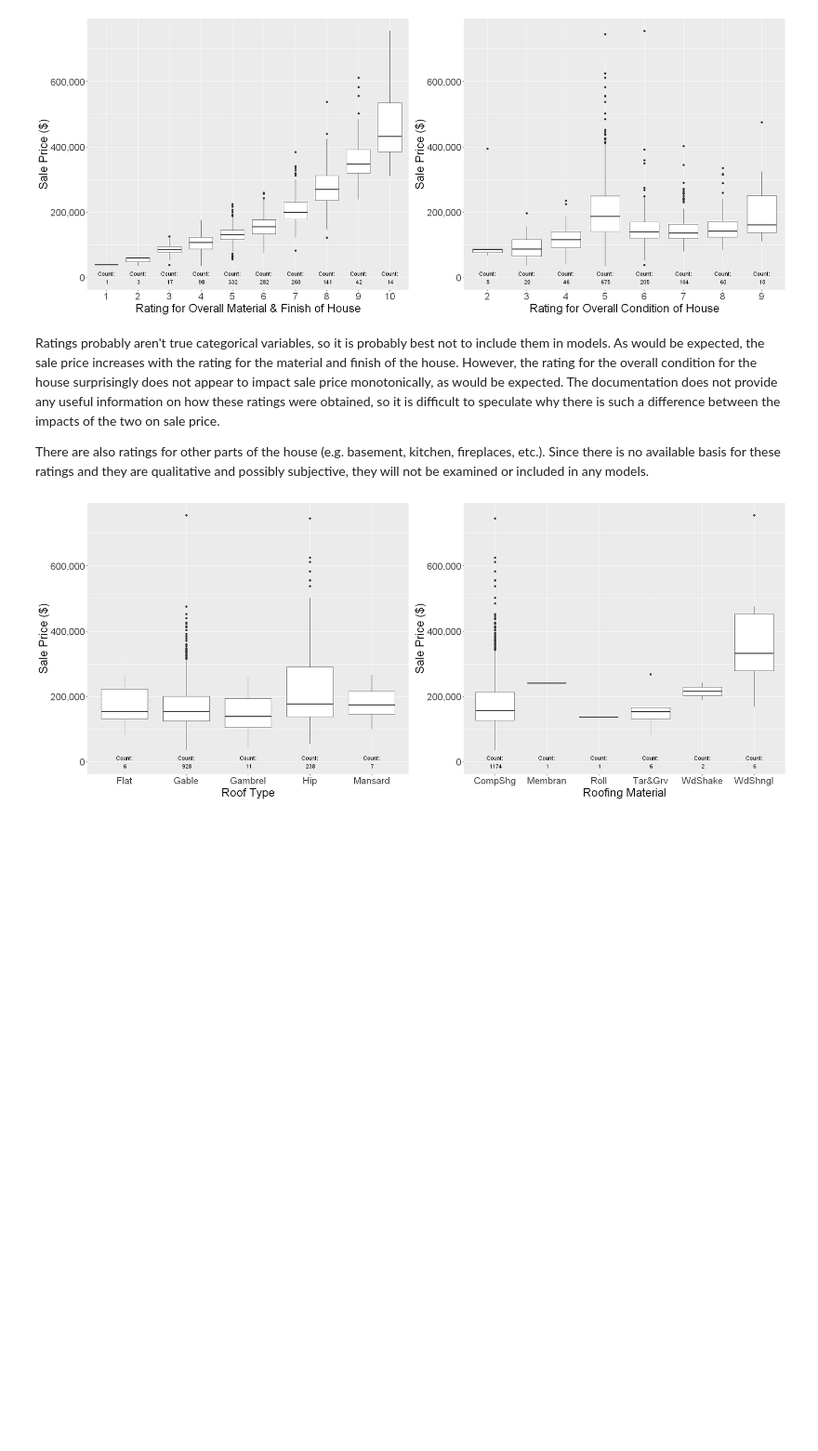
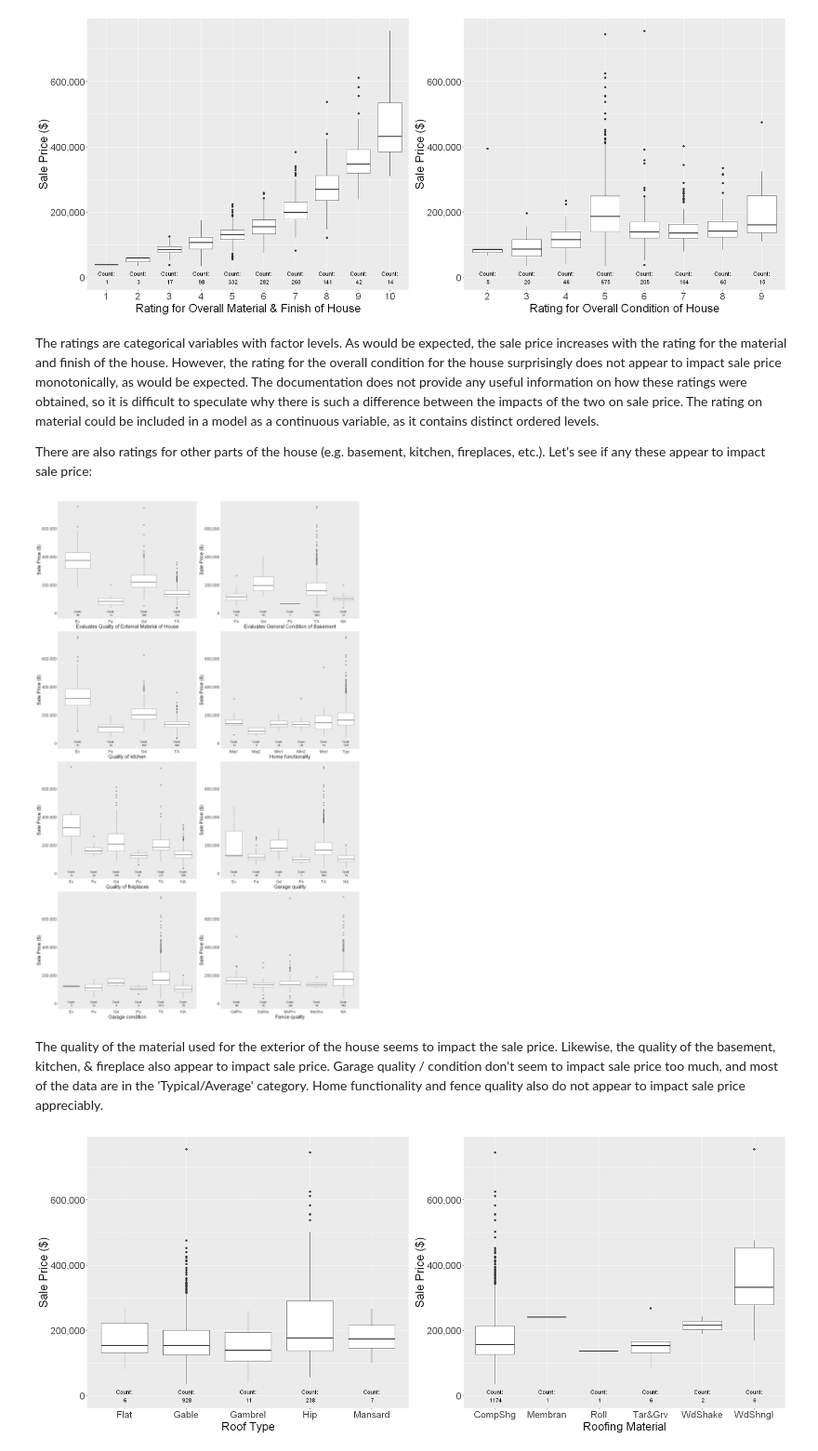
Before and after one commit to GoldenKnight09/Kaggle-House-Prices, a Jupyter notebook: Exploratory_Data_Analysis_Notebooks/Exploratory Data Analysis - Part 3.ipynb, the cells around one changed output. Shown at 93% size. Saved outputs shown, nothing was run; the diff lists cells and outputs as text; code cells hidden in the pictures; blank space fills up the shorter version.

```diff
--- a/Exploratory_Data_Analysis_Notebooks/Exploratory Data Analysis - Part 3.ipynb
+++ b/Exploratory_Data_Analysis_Notebooks/Exploratory Data Analysis - Part 3.ipynb
@@ -274,9 +290,16 @@ box_plots(train, c('OverallQual','OverallCond'), plot_height = 8)
 # %% [output]
 [figure]
 # %% [markdown]
-Ratings probably aren't true categorical variables, so it is probably best not to include them in models. As would be expected, the sale price increases with the rating for the material and finish of the house. However, the rating for the overall condition for the house surprisingly does not appear to impact sale price monotonically, as would be expected. The documentation does not provide any useful information on how these ratings were obtained, so it is difficult to speculate why there is such a difference between the impacts of the two on sale price.
+The ratings are categorical variables with factor levels. As would be expected, the sale price increases with the rating for the material and finish of the house. However, the rating for the overall condition for the house surprisingly does not appear to impact sale price monotonically, as would be expected. The documentation does not provide any useful information on how these ratings were obtained, so it is difficult to speculate why there is such a difference between the impacts of the two on sale price. The rating on material could be included in a model as a continuous variable, as it contains distinct ordered levels.
 
-There are also ratings for other parts of the house (e.g. basement, kitchen, fireplaces, etc.). Since there is no available basis for these ratings and they are qualitative and possibly subjective, they will not be examined or included in any models.
+There are also ratings for other parts of the house (e.g. basement, kitchen, fireplaces, etc.). Let's see if any these appear to impact sale price:
+# %%
+house_part_ratings <- c('ExterQual','BsmtCond','KitchenQual','Functional','FireplaceQu','GarageQual','GarageCond','Fence')
+box_plots(train, house_part_ratings, plot_height = 32)
+# %% [output]
+[figure, added]
+# %% [markdown]
+The quality of the material used for the exterior of the house seems to impact the sale price. Likewise, the quality of the basement, kitchen, & fireplace also appear to impact sale price. Garage quality / condition don't seem to impact sale price too much, and most of the data are in the 'Typical/Average' category. Home functionality and fence quality also do not appear to impact sale price appreciably.
 # %%
 box_plots(train, c('RoofStyle','RoofMatl'), plot_height = 8)
 # %% [output]
```
Also changed, not shown: parts of 5 cells of this notebook.
